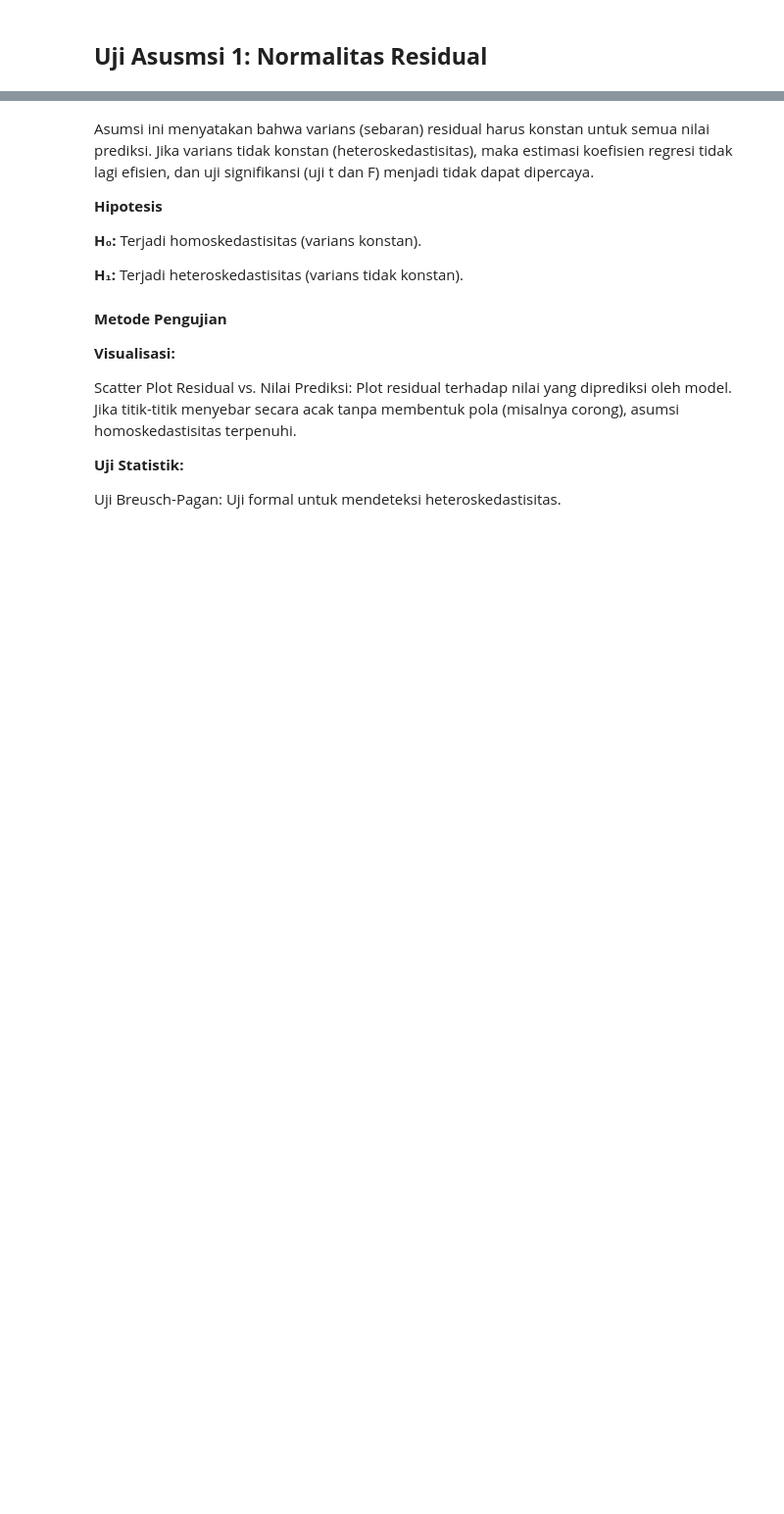
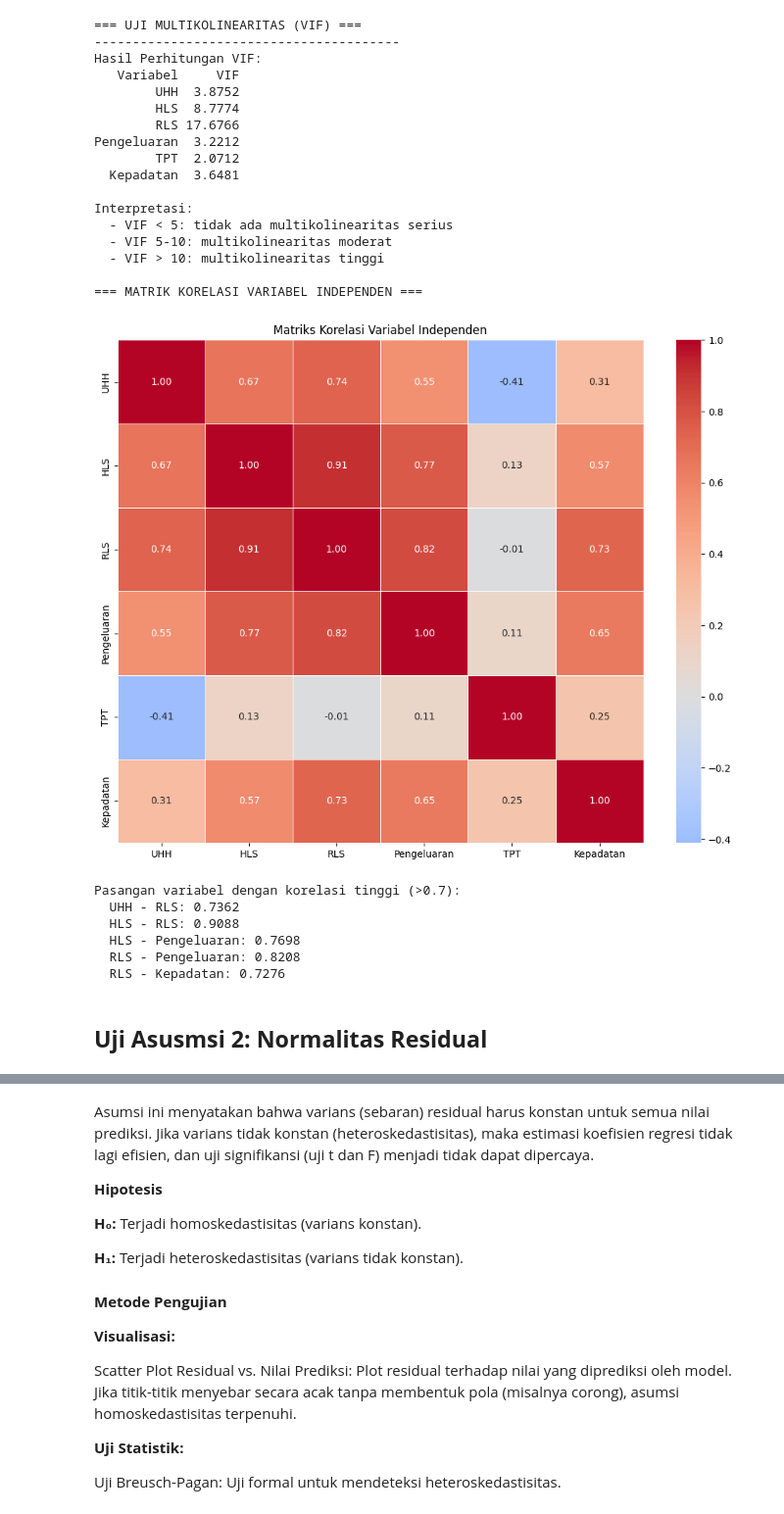
Before and after one commit to trishagarniss/projek-PDS-IPM, a Jupyter notebook: src/04_uji_asumsi.ipynb, the cells around one changed output, grey strips where cells are left out. Shown: that part at 98% size. Cells and saved outputs as stored; diff of their text form; code cells hidden in the pictures; blank space fills up the shorter version.

```diff
--- a/src/04_uji_asumsi.ipynb
+++ b/src/04_uji_asumsi.ipynb
@@ -62,3 +79,76 @@ strong multicollinearity or other numerical problems.
+# %%
+# ============================================================================
+# UJI ASUMSI 1: MULTIKOLINEARITAS
+# ============================================================================
+print("\n=== UJI MULTIKOLINEARITAS (VIF) ===")
+print("-" * 40)
+
+# Hitung VIF untuk setiap variabel independen
+vif_data = pd.DataFrame()
+vif_data["Variabel"] = X_cols_final
+vif_data["VIF"] = [variance_inflation_factor(X_train_all.values, i+1)
+                   for i in range(len(X_cols_final))]
+
+print("Hasil Perhitungan VIF:")
+print(vif_data.to_string(index=False))
+
+print("\nInterpretasi:")
+print("  - VIF < 5: tidak ada multikolinearitas serius")
+print("  - VIF 5-10: multikolinearitas moderat")
+print("  - VIF > 10: multikolinearitas tinggi")
+
+# Cek korelasi antar variabel independen
+print("\n=== MATRIK KORELASI VARIABEL INDEPENDEN ===")
+corr_matrix = df_train[X_cols_final].corr()
+plt.figure(figsize=(10, 8))
+sns.heatmap(corr_matrix, annot=True, cmap='coolwarm', center=0,
+            fmt='.2f', linewidths=0.5)
+plt.title('Matriks Korelasi Variabel Independen')
+plt.tight_layout()
+plt.show()
+
+# Tampilkan pasangan variabel dengan korelasi tinggi
+high_corr_pairs = []
+for i in range(len(corr_matrix.columns)):
+    for j in range(i+1, len(corr_matrix.columns)):
+        if abs(corr_matrix.iloc[i, j]) > 0.7:
+            high_corr_pairs.append((
+                corr_matrix.columns[i],
+                corr_matrix.columns[j],
+                corr_matrix.iloc[i, j]
+            ))
+
+if high_corr_pairs:
+    print("\nPasangan variabel dengan korelasi tinggi (>0.7):")
+    for var1, var2, corr in high_corr_pairs:
+        print(f"  {var1} - {var2}: {corr:.4f}")
+else:
+    print("\nTidak ada pasangan variabel dengan korelasi > 0.7")
+# %% [output]
+=== UJI MULTIKOLINEARITAS (VIF) ===
+----------------------------------------
+Hasil Perhitungan VIF:
+   Variabel     VIF
+        UHH  3.8752
+        HLS  8.7774
+        RLS 17.6766
+Pengeluaran  3.2212
+        TPT  2.0712
+  Kepadatan  3.6481
+
+Interpretasi:
+  - VIF < 5: tidak ada multikolinearitas serius
+  - VIF 5-10: multikolinearitas moderat
+  - VIF > 10: multikolinearitas tinggi
+
+=== MATRIK KORELASI VARIABEL INDEPENDEN ===
+[figure, added]
+Pasangan variabel dengan korelasi tinggi (>0.7):
+  UHH - RLS: 0.7362
+  HLS - RLS: 0.9088
+  HLS - Pengeluaran: 0.7698
+  RLS - Pengeluaran: 0.8208
+  RLS - Kepadatan: 0.7276
 # %% [markdown]
-## **Uji Asusmsi 1: Normalitas Residual**
+## **Uji Asusmsi 2: Normalitas Residual**
 # %% [markdown]
```
Also changed, not shown: parts of 24 cells of this notebook.
